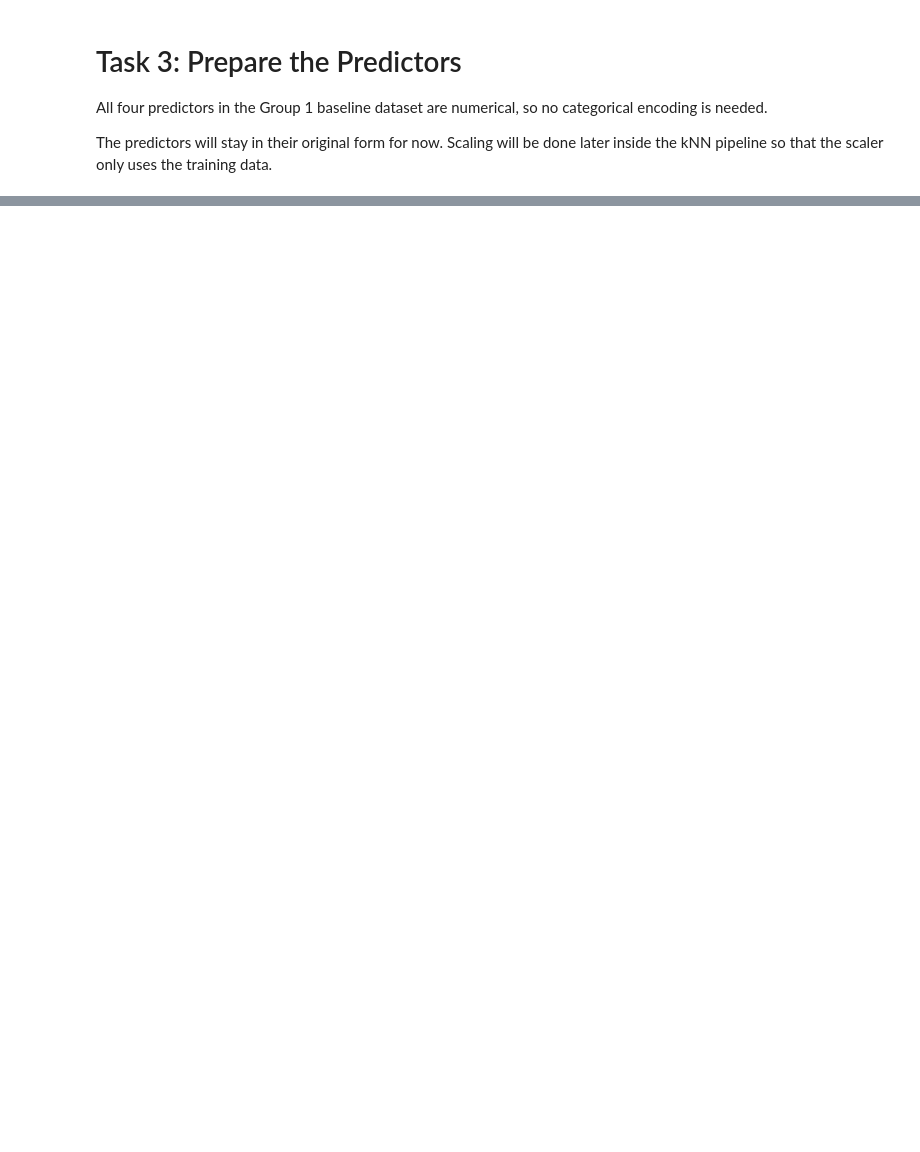
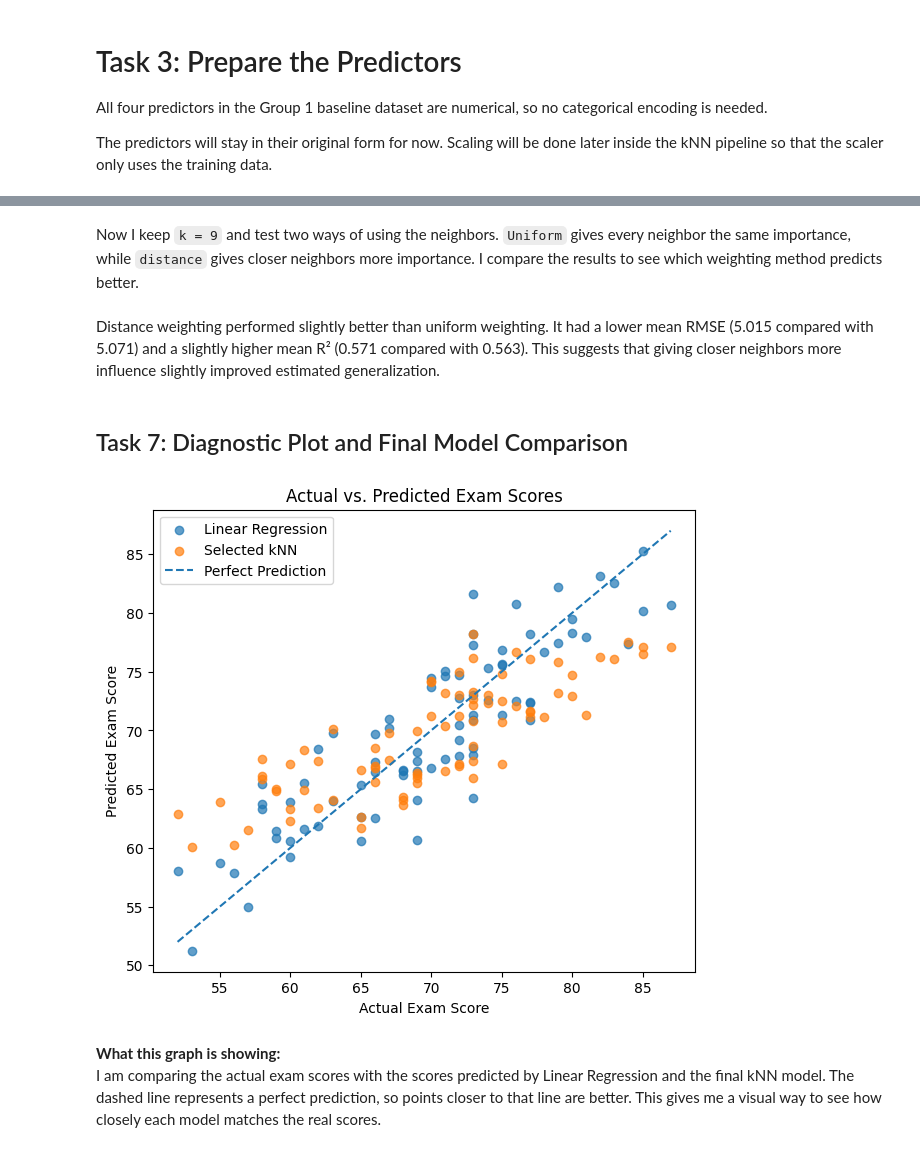
Before and after one commit to madewitt55/cs407-regression-activities, a Jupyter notebook: knn_regression/knn_regression.ipynb, the cells around one changed output, grey strips where cells are left out. Cells and saved outputs as stored; diff of their text form; code cells hidden in the pictures; blank space fills up the shorter version.

```diff
--- a/knn_regression/knn_regression.ipynb
+++ b/knn_regression/knn_regression.ipynb
@@ -270,0 +407,12 @@ The predictors will stay in their original form for now. Scaling will be done la
+# %%
+best_row = k_results_df.loc[k_results_df["RMSE Mean"].idxmin()]
+
+selected_k = int(
+    best_row["Model"]
+    .replace("kNN k=", "")
+    .replace(" Scaled", "")
+)
+
+print("Selected k:", selected_k)
+print()
+print(best_row)
@@ -270,0 +462,60 @@ The predictors will stay in their original form for now. Scaling will be done la
+# %% [markdown]
+Now I keep `k = 9` and test two ways of using the neighbors. `Uniform` gives every neighbor the same importance, while `distance` gives closer neighbors more importance. I compare the results to see which weighting method predicts better.
+# %% [markdown]
+Distance weighting performed slightly better than uniform weighting. It had a lower mean RMSE (5.015 compared with 5.071) and a slightly higher mean R² (0.571 compared with 0.563). This suggests that giving closer neighbors more influence slightly improved estimated generalization.
+# %% [markdown]
+## Task 7: Diagnostic Plot and Final Model Comparison
+# %%
+from sklearn.model_selection import KFold, cross_val_predict
+import matplotlib.pyplot as plt
+
+prediction_cv = KFold(
+    n_splits=5,
+    shuffle=True,
+    random_state=407
+)
+
+final_knn = Pipeline([
+    ("scaler", StandardScaler()),
+    ("knn", KNeighborsRegressor(
+        n_neighbors=selected_k,
+        weights="distance"
+    )),
+])
+
+lr_predictions = cross_val_predict(
+    linear_model,
+    X,
+    y,
+    cv=prediction_cv
+)
+
+knn_predictions = cross_val_predict(
+    final_knn,
+    X,
+    y,
+    cv=prediction_cv
+)
+
+plt.figure(figsize=(7, 6))
+
+plt.scatter(y, lr_predictions, alpha=0.7, label="Linear Regression")
+plt.scatter(y, knn_predictions, alpha=0.7, label="Selected kNN")
+
+plt.plot(
+    [y.min(), y.max()],
+    [y.min(), y.max()],
+    linestyle="--",
+    label="Perfect Prediction"
+)
+
+plt.xlabel("Actual Exam Score")
+plt.ylabel("Predicted Exam Score")
+plt.title("Actual vs. Predicted Exam Scores")
+plt.legend()
+plt.show()
+# %% [output]
+[figure, added]
+# %% [markdown]
+**What this graph is showing:**
+I am comparing the actual exam scores with the scores predicted by Linear Regression and the final kNN model. The dashed line represents a perfect prediction, so points closer to that line are better. This gives me a visual way to see how closely each model matches the real scores.
```
Also changed, not shown: parts of 32 cells of this notebook.
